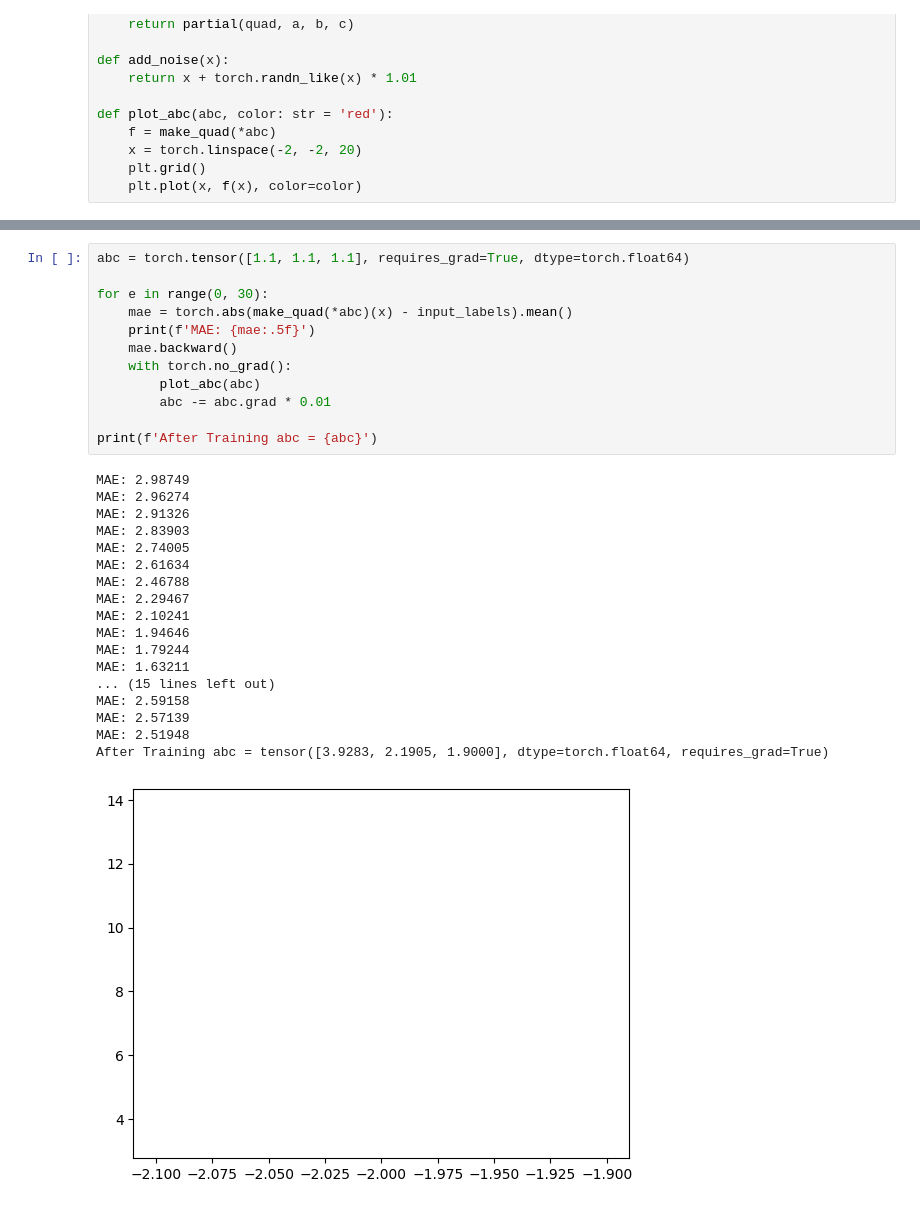
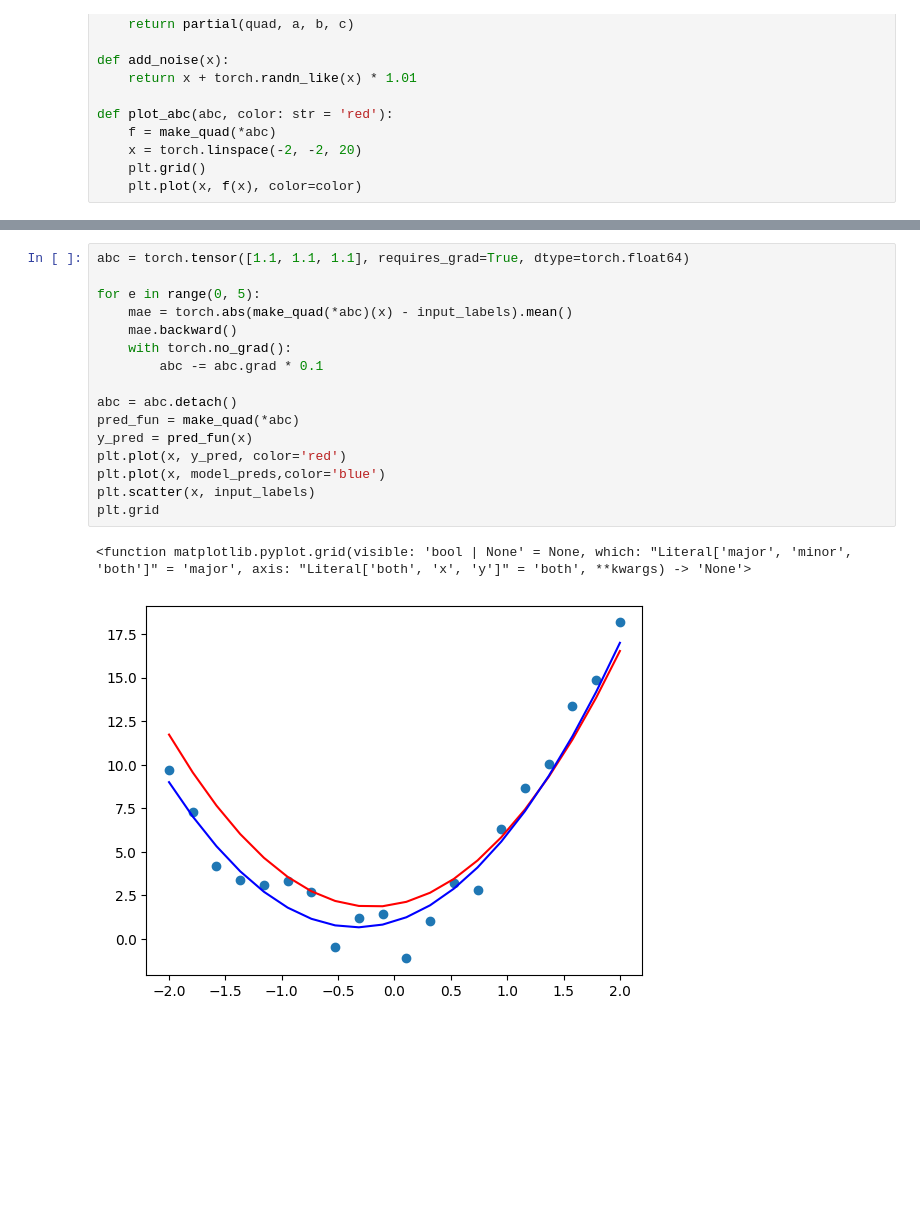
Before and after one commit to ksambhav/learnfastai, a Jupyter notebook: course/part1/chapter3_nn.ipynb, the cells around one changed output, grey strips where cells are left out. Cells and saved outputs as stored; diff of their text form; blank space fills up the shorter version.

```diff
--- a/course/part1/chapter3_nn.ipynb
+++ b/course/part1/chapter3_nn.ipynb
@@ -35,31 +35,19 @@ Text(0.5, 1.0, 'MAE: 0.65794')
 # %%
 abc = torch.tensor([1.1, 1.1, 1.1], requires_grad=True, dtype=torch.float64)
 
-for e in range(0, 30):
+for e in range(0, 5):
     mae = torch.abs(make_quad(*abc)(x) - input_labels).mean()
-    print(f'MAE: {mae:.5f}')
     mae.backward()
     with torch.no_grad():
-        plot_abc(abc)
-        abc -= abc.grad * 0.01
+        abc -= abc.grad * 0.1
 
-print(f'After Training abc = {abc}')
+abc = abc.detach()
+pred_fun = make_quad(*abc)
+y_pred = pred_fun(x)
+plt.plot(x, y_pred, color='red')
+plt.plot(x, model_preds,color='blue')
+plt.scatter(x, input_labels)
+plt.grid
 # %% [output]
-MAE: 2.98749
-MAE: 2.96274
-MAE: 2.91326
-MAE: 2.83903
-MAE: 2.74005
-MAE: 2.61634
-MAE: 2.46788
-MAE: 2.29467
-MAE: 2.10241
-MAE: 1.94646
-MAE: 1.79244
-MAE: 1.63211
-... (15 lines left out)
-MAE: 2.59158
-MAE: 2.57139
-MAE: 2.51948
-After Training abc = tensor([3.9283, 2.1905, 1.9000], dtype=torch.float64, requires_grad=True)
+<function matplotlib.pyplot.grid(visible: 'bool | None' = None, which: "Literal['major', 'minor', 'both']" = 'major', axis: "Literal['both', 'x', 'y']" = 'both', **kwargs) -> 'None'>
-[figure, old version]
+[figure, new version]
```
Also changed, not shown: parts of 1 cell of this notebook.
